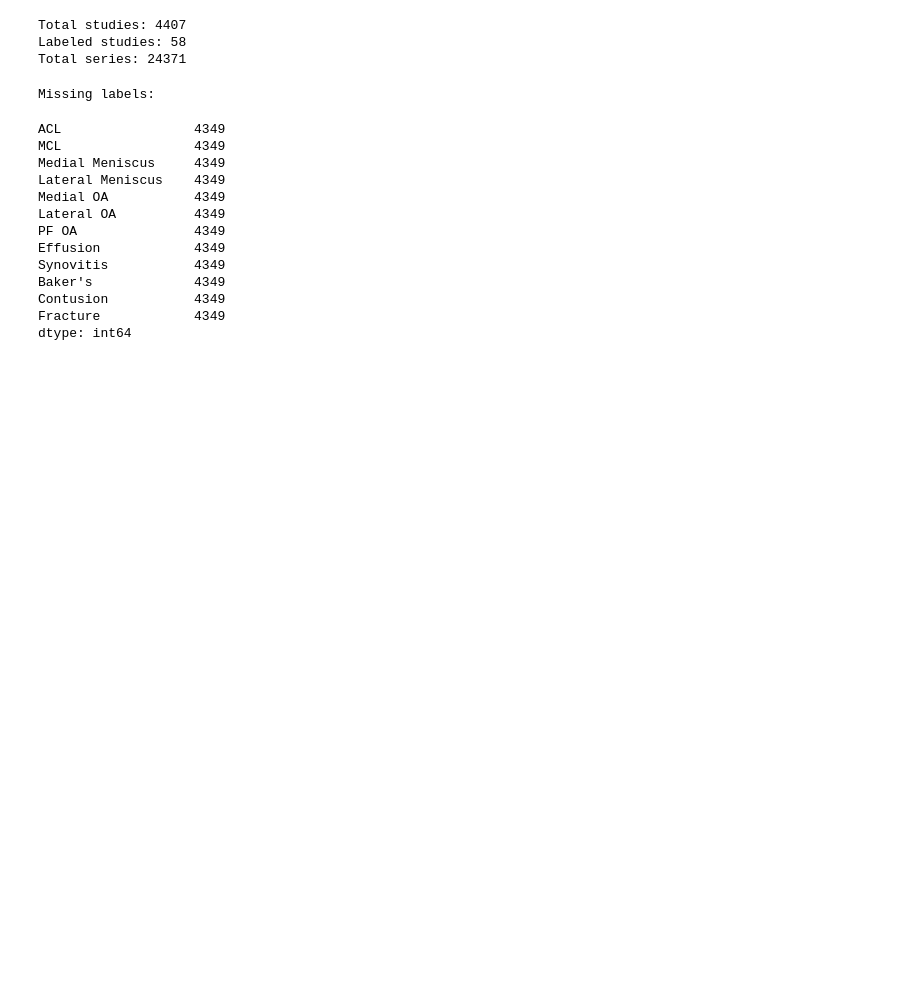
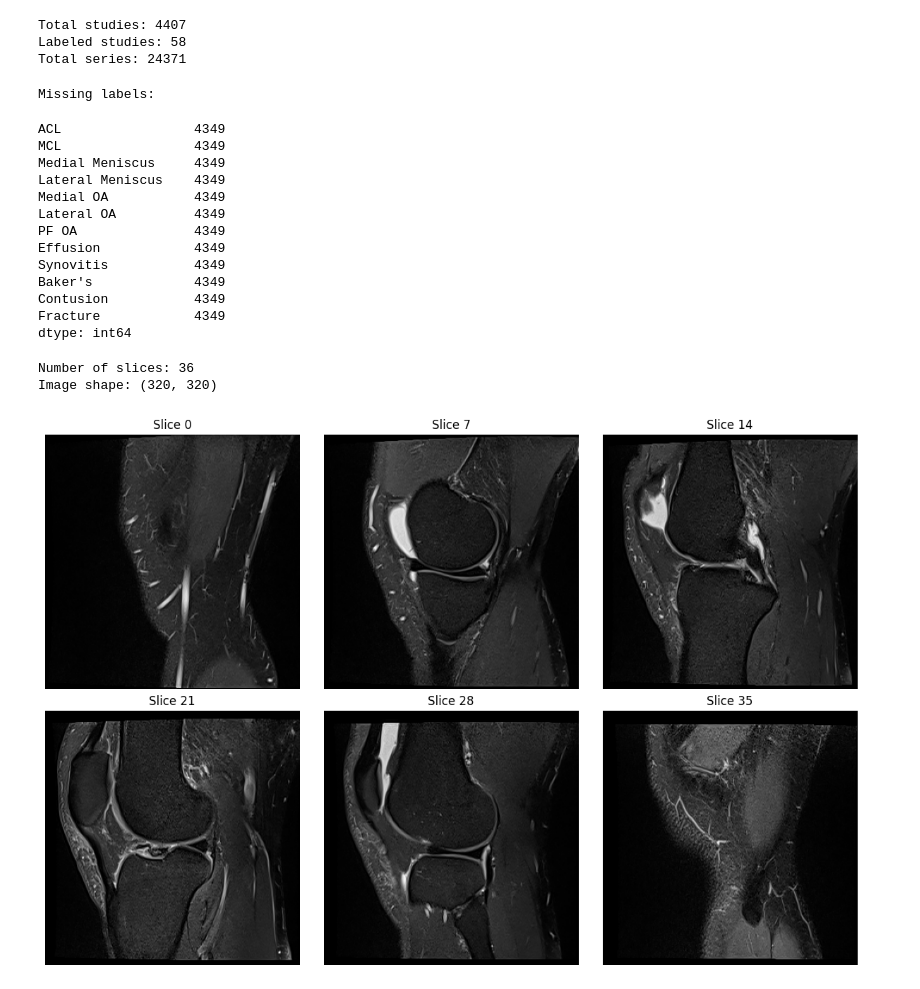
Before and after one commit to Anwesha-TU/RSNA--knee-abnormality-detection, a Jupyter notebook: rsna-knee.ipynb, the cells around one changed output. Saved outputs shown, nothing was run; the diff lists cells and outputs as text; code cells hidden in the pictures; blank space fills up the shorter version.

```diff
--- a/rsna-knee.ipynb
+++ b/rsna-knee.ipynb
@@ -324,0 +351,30 @@ dtype: int64
+# %%
+ordered_slices = load_dicom_series(series_path)
+
+print("Number of slices:", len(ordered_slices))
+print("Image shape:", ordered_slices[0].pixel_array.shape)
+# %% [output]
+Number of slices: 36
+Image shape: (320, 320)
+# %%
+indices = np.linspace(
+    0,
+    len(ordered_slices) - 1,
+    6,
+    dtype=int
+)
+
+fig, axes = plt.subplots(2, 3, figsize=(12, 8))
+
+for ax, i in zip(axes.ravel(), indices):
+    ax.imshow(
+        ordered_slices[i].pixel_array,
+        cmap="gray"
+    )
+    ax.set_title(f"Slice {i}")
+    ax.axis("off")
+
+plt.tight_layout()
+plt.show()
+# %% [output]
+[figure, added]
```
Also changed, not shown: parts of 11 cells of this notebook.
